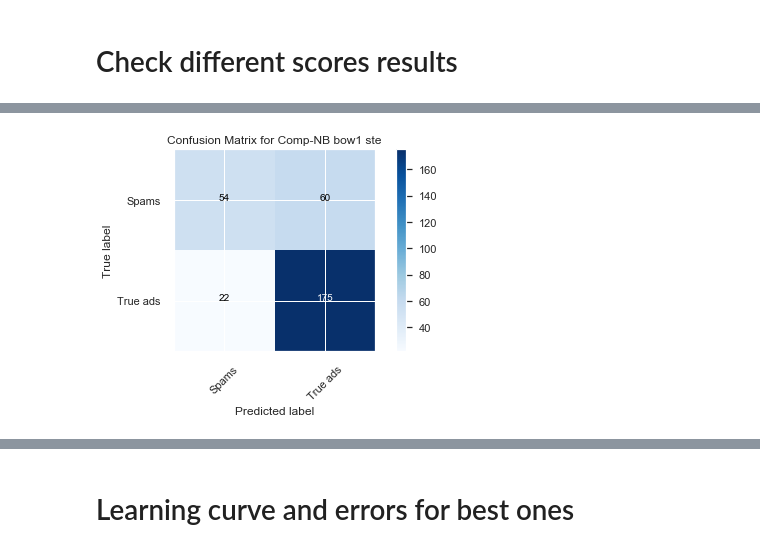
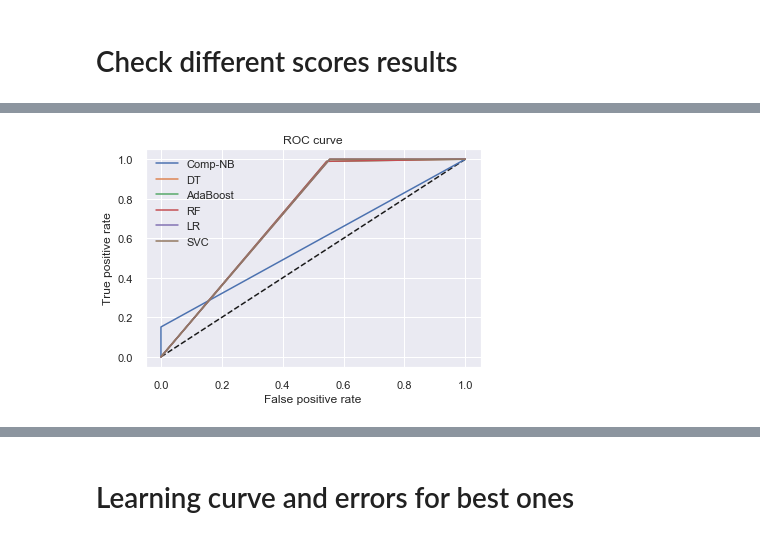
Before and after one commit to crisprin17/Insight_project, a Jupyter notebook: Insight_12_supervised_Spam_vs_positive_onlyText_last9.ipynb, the cells around one changed output, grey strips where cells are left out. Drawn from its saved outputs; the diff is of its cells as text; code cells hidden in the pictures.

```diff
--- a/Insight_12_supervised_Spam_vs_positive_onlyText_last9.ipynb
+++ b/Insight_12_supervised_Spam_vs_positive_onlyText_last9.ipynb
@@ -658,11 +768,13 @@ Matrix[5][:] = [Xtrain_tfidf_ste, Xtest_tfidf_ste, ytrain_tfidf_ste, ytest_tfidf
 # %%
 # matrix of scores filled with:
-# [train* model] [pre, acc, rec, cm, f1]
+# [train* model] [pre, acc, rec, cm, f1, tpr,fpr]
 score_pre = np.zeros((6, 6) , dtype=object)
 score_acc = np.zeros((6, 6) , dtype=object)
 score_rec = np.zeros((6, 6) , dtype=object)
 score_cm  = np.zeros((6, 6) , dtype=object)
 score_f1  = np.zeros((6, 6) , dtype=object)
+score_fpr = np.zeros((6, 6) , dtype=object)
+score_tpr = np.zeros((6, 6) , dtype=object)
 # %%
 # loop to call function for each model
 clf  = [A,B,C,D,E,F]
@@ -671,6 +783,6 @@ for y in range(0,h):
         train_classifier(clf[a], Matrix[y][0], Matrix[y][2])
         y_pred = predict_labels(clf[a],Matrix[y][1])
         print('for model = '+str(a))
-        score_pre[y][a], score_acc[y][a], score_rec[y][a], score_cm[y][a], score_f1[y][a] = metric(clf[a], Matrix[y][1], Matrix[y][3])
+        score_pre[y][a], score_acc[y][a], score_rec[y][a], score_cm[y][a], score_f1[y][a], score_fpr[y][a], score_tpr[y][a] = metric(clf[a], Matrix[y][1], Matrix[y][3]) # 2 = y
 # %% [output]
 for model = 0
@@ -692,0 +826,6 @@ Accuracy =  75.88424437299035 %, Recall =  87.30964467005076 %, Precision =  77.
+# %%
+ for a in range(len(clf)):
+    train_classifier(clf[a], Matrix[2][0], Matrix[2][2])
+    y_pred = predict_labels(clf[a],Matrix[2][1])
+    print('for model = '+str(a))
+    score_pre[2][a], score_acc[2][a], score_rec[2][a], score_cm[2][a], score_f1[2][a], score_fpr[2][a], score_tpr[2][a] = metric(clf[a], Matrix[2][1], Matrix[2][3]) # 2 = y
@@ -696,13 +848,14 @@ Accuracy =  75.88424437299035 %, Recall =  87.30964467005076 %, Precision =  77.
 objects = ('Comp-NB', 'DT', 'AdaBoost', 'RF','LR','SVC')
 # %%
 # ploating data for the scores/ model
-# bow1_lem
-plot_res(objects,score_pre[0][:] ,"Precision score bow1_lem")
-plot_res(objects,score_acc[0][:] ,"Accuracy score bow1_lem")
-plot_res(objects,score_rec[0][:] ,"Recall score bow1_lem")
-plot_res(objects,score_f1[0][:] , "F1 score bow1_lem")
+# bow1_ste
+plot_res(objects,score_pre[0][:] ,"Precision score bow1")
+plot_res(objects,score_acc[0][:] ,"Accuracy score bow1")
+plot_res(objects,score_rec[0][:] ,"Recall score bow1")
+plot_res(objects,score_f1[0][:] , "F1 score bow1")
+plot_auc_curve(objects, score_fpr[0][:], score_tpr[0][:], "ROC curve")
 for a in range(len(clf)):
-    plot_confusion_matrix(score_cm[0][a], classes=['Spams','True ads'],normalize=False, title='Confusion Matrix for '+str(objects[a])+' bow1 lem',cmap=plt.cm.Blues)
+    plot_confusion_matrix(score_cm[0][a], classes=['Spams','True ads'],normalize=False, title='Confusion Matrix for '+str(objects[a])+' bow1',cmap=plt.cm.Blues)
     plt.colorbar()
     plt.show()
 # %% [output]
@@ -719,11 +873,12 @@ for a in range(len(clf)):
 # %%
-#bow1_ste
-plot_res(objects,score_pre[1][:] ,"Precision score bow1_ste")
-plot_res(objects,score_acc[1][:] ,"Accuracy score bow1_ste")
-plot_res(objects,score_rec[1][:] ,"Recall score bow1_ste")
-plot_res(objects,score_f1[1][:] , "F1 score bow1_ste")
+#b2_ste
+plot_res(objects,score_pre[1][:] ,"Precision score bow2")
+plot_res(objects,score_acc[1][:] ,"Accuracy score bow2")
+plot_res(objects,score_rec[1][:] ,"Recall score bow2")
+plot_res(objects,score_f1[1][:] , "F1 score bow2")
+plot_auc_curve(objects, score_fpr[1][:], score_tpr[1][:], "ROC curve")
 for a in range(len(clf)):
-    plot_confusion_matrix(score_cm[1][a], classes=['Spams','True ads'],normalize=False, title='Confusion Matrix for '+str(objects[a])+' bow1 ste',cmap=plt.cm.Blues)
+    plot_confusion_matrix(score_cm[1][a], classes=['Spams','True ads'],normalize=False, title='Confusion Matrix for '+str(objects[a])+' bow2',cmap=plt.cm.Blues)
     plt.colorbar()
     plt.show()
 # %% [output]
@@ -734 +889 @@ for a in range(len(clf)):
-[figure, old version]
+[figure, new version]
```
Also changed, not shown: parts of 74 cells of this notebook.
